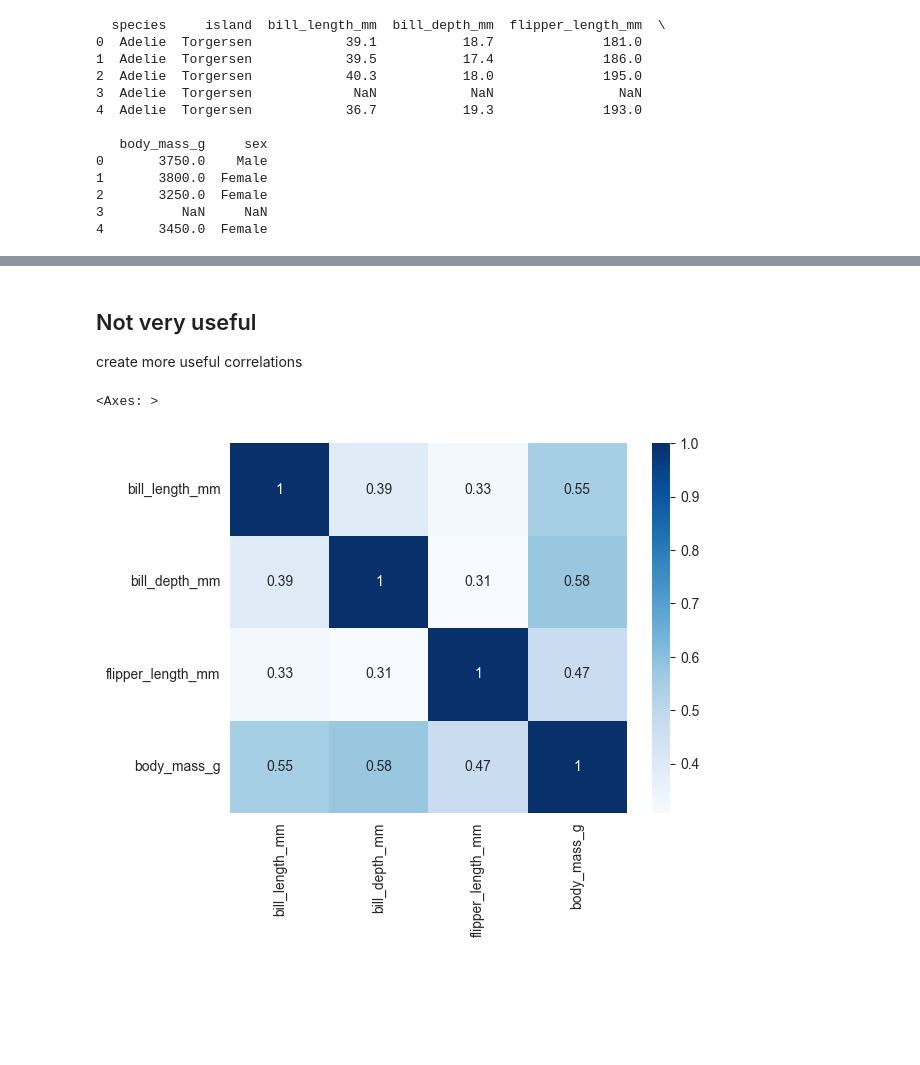
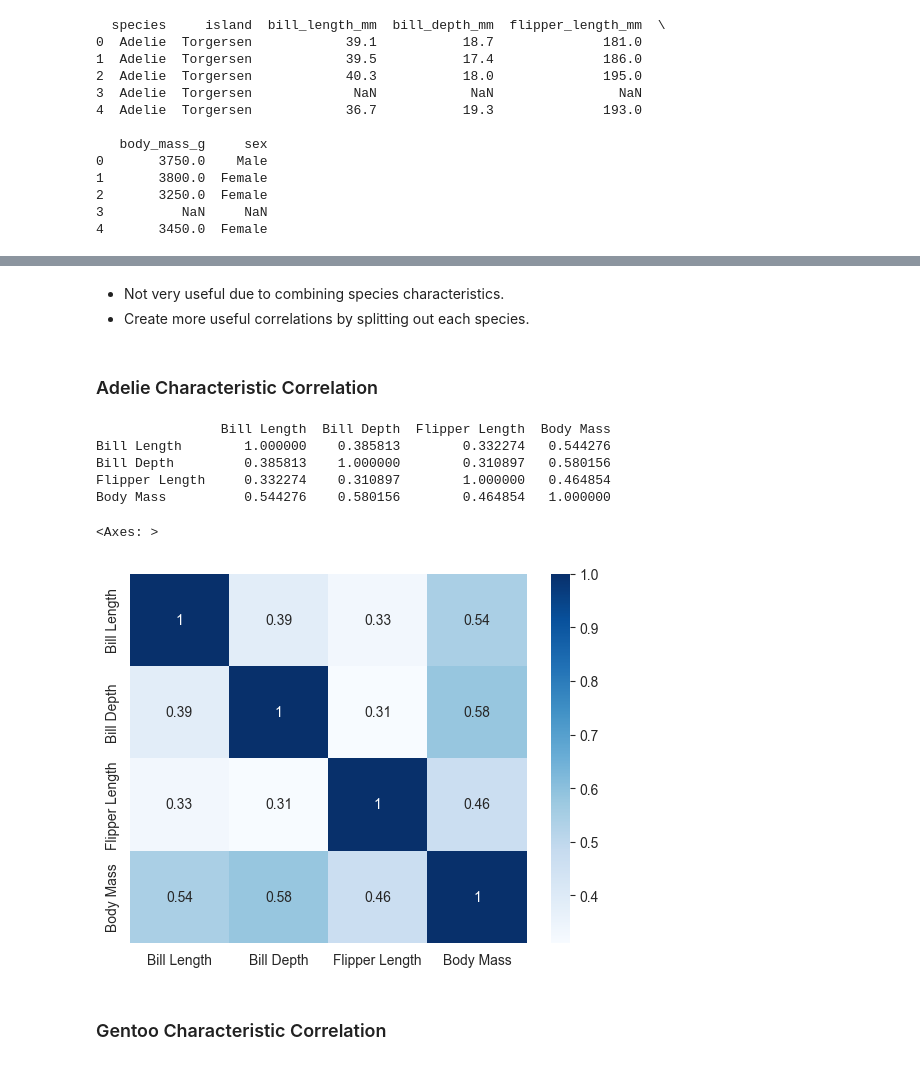
Before and after one commit to scottryanw/data-fun-06-eda, a Jupyter notebook: Williamson_EDA.ipynb, the cells around one changed output, grey strips where cells are left out. Saved outputs shown, nothing was run; the diff lists cells and outputs as text; code cells hidden in the pictures; blank space fills up the shorter version.

```diff
--- a/Williamson_EDA.ipynb
+++ b/Williamson_EDA.ipynb
@@ -54,0 +68,9 @@ dtype: object
+# %%
+#Rename Columns
+df.rename(columns={'bill_length_mm': 'Bill Length'}, inplace=True)
+df.rename(columns={'bill_depth_mm': 'Bill Depth'}, inplace=True)
+df.rename(columns={'flipper_length_mm': 'Flipper Length'}, inplace=True)
+df.rename(columns={'body_mass_g': 'Body Mass'}, inplace=True)
+df.rename(columns={'species': 'Species'}, inplace=True)
+df.rename(columns={'island': 'Island'}, inplace=True)
+df.rename(columns={'sex': 'Sex'}, inplace=True)
@@ -54,0 +89,3 @@ dtype: object
+# %%
+#Drop null rows
+df.dropna(inplace=True)
@@ -68,6 +111,8 @@ max         59.600000      21.500000         231.000000  6300.000000
 # %%
 # Inspect histograms for all numerical columns
 df.hist()
+sns.set_style('darkgrid')
+sns.set_palette('Set2')
 
 # Show all plots
 plt.show()
@@ -131,19 +214,30 @@ sns.heatmap(correlation_matrix,annot=True, cmap="OrRd")
 # %% [markdown]
-## Not very useful
-create more useful correlations
+- Not very useful due to combining species characteristics.
+- Create more useful correlations by splitting out each species.
+# %%
+#Create new column
+df['Island Species'] = df['Island'].map(str) + ' ' + df['Species'].map(str)
+#Create new datasets for each species
+df_adelie=df[df['Species']=='Adelie']
+df_gentoo=df[df['Species']=='Gentoo']
+df_chinstrap=df[df['Species']=='Chinstrap']
+# %% [markdown]
+### Adelie Characteristic Correlation
 # %%
-#Create new datasets for each species
-df_adelie=df[df['species']=='Adelie']
-df_gentoo=df[df['species']=='Gentoo']
-df_chinstrap=df[df['species']=='Chinstrap']
-
-
+#Adelie Correlation
 adelie_correlation_matrix=df_adelie.select_dtypes(include=['number']).corr()
 
-adelie_correlation_matrix
+print(adelie_correlation_matrix)
 
 sns.heatmap(adelie_correlation_matrix,annot=True, cmap="Blues")
 # %% [output]
-<Axes: >
+                Bill Length  Bill Depth  Flipper Length  Body Mass
+Bill Length        1.000000    0.385813        0.332274   0.544276
+Bill Depth         0.385813    1.000000        0.310897   0.580156
+Flipper Length     0.332274    0.310897        1.000000   0.464854
+Body Mass          0.544276    0.580156        0.464854   1.000000
+<Axes: >
-[figure, old version]
+[figure, new version]
+# %% [markdown]
+### Gentoo Characteristic Correlation
 # %%
```
Also changed, not shown: parts of 35 cells of this notebook.
